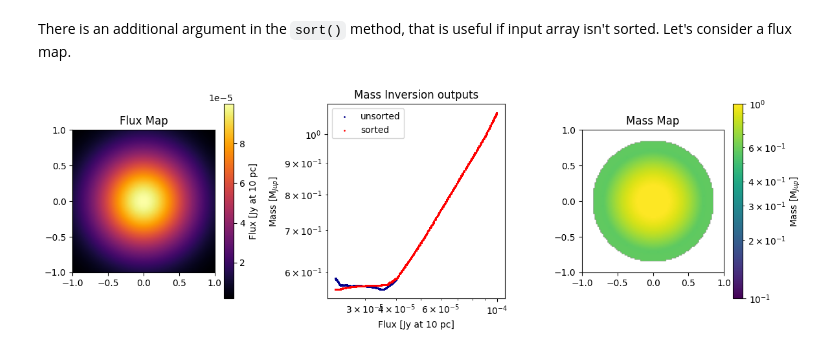
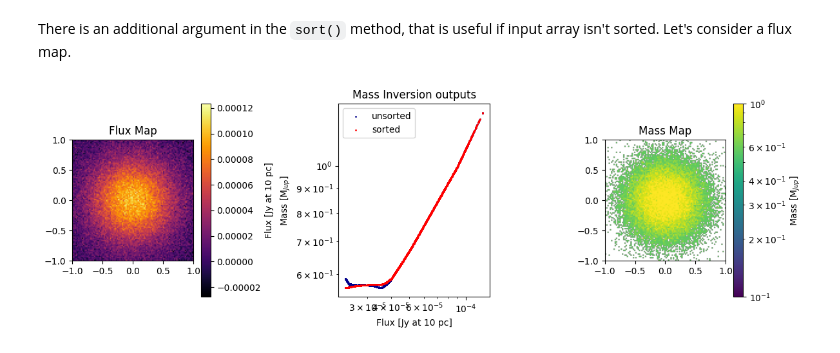
Before and after one commit to ProfesseurShadoko/oplanet, a Jupyter notebook: inversions.ipynb, the cells around one changed output. Drawn from its saved outputs; the diff is of its cells as text; code cells hidden in the pictures.

```diff
--- a/inversions.ipynb
+++ b/inversions.ipynb
@@ -323,6 +323,8 @@ There is an additional argument in the `sort()` method, that is useful if input
 x = np.linspace(-1, 1, 100)
 y = np.linspace(-1, 1, 100)
 flux_map = np.exp(-((x[:, None]**2 + y[None, :]**2) / (2 * 0.5**2))) * 1e-4
+# add random noise
+flux_map += np.random.normal(0, 1e-5, flux_map.shape)
 
 plt.figure(figsize=(12, 4))
 plt.subplot(1, 3, 1)
@@ -334,31 +336,31 @@ plt.title("Flux Map")
 exi = EInversion(
     "sonora",
     scheme="f1500w,a,z -> m"
 )
 mass_map, sigma_upper_map, sigma_lower_map = exi(flux_map, 100, 0)
 # now we sort the mass map and uncertainties. but we need to tell the algoritmh how flux was initially sorted
 
 mass_map_sorted, *_ = exi.sort(mass_map, sigma_upper_map, sigma_lower_map, input_array=flux_map)
 plt.subplot(1, 3, 2)
 plt.scatter(
     flux_map.flatten(), mass_map.flatten(), s=1, label="unsorted", color="darkblue"
 )
 plt.scatter(
     flux_map.flatten(), mass_map_sorted.flatten(), s=1, label="sorted", color="red"
 )
 plt.xscale("log")
 plt.yscale("log")
 plt.xlabel("Flux [Jy at 10 pc]")
 plt.ylabel("Mass [M$_{Jup}$]")
 plt.title("Mass Inversion outputs")
 plt.legend()
 
 plt.subplot(1, 3, 3)
 plt.imshow(mass_map, origin="lower", extent=[-1, 1, -1, 1], cmap="viridis", norm=LogNorm(vmin=0.1, vmax=1))
 plt.colorbar(label="Mass [M$_{Jup}$]")
 plt.title("Mass Map")
 
 plt.tight_layout()
 plt.show()
 # %% [output]
-[figure, old version]
+[figure, new version]
```
Also changed, not shown: parts of 2 cells of this notebook, 3 other files.
